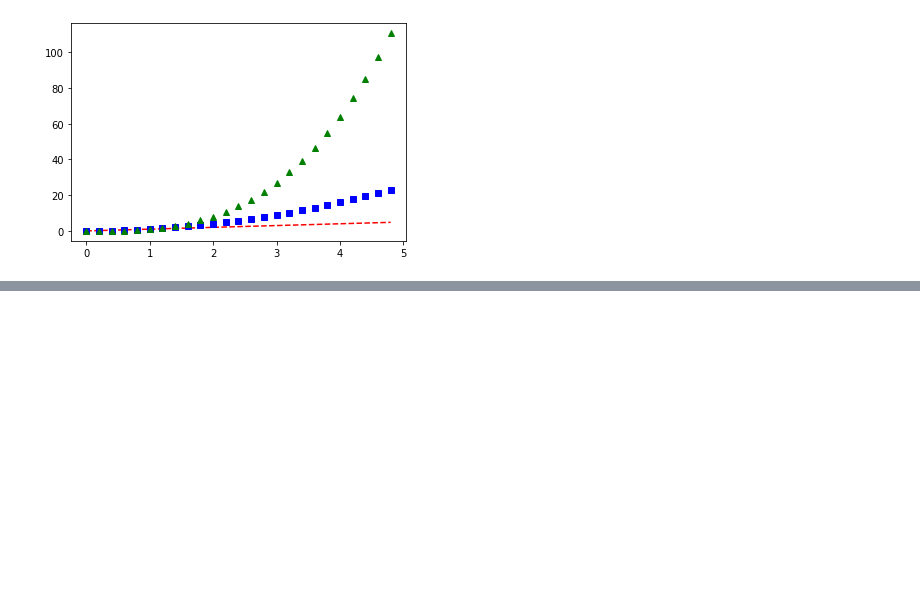
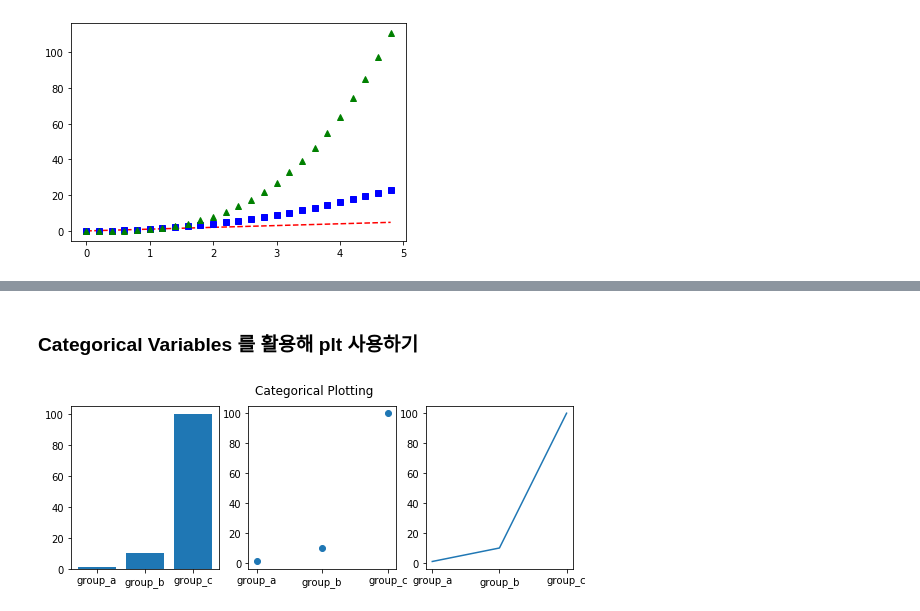
Before and after one commit to CEOJINSUNG/Bigdata, a Jupyter notebook: Matplotlib/2번 기본적인 Pyplot Tutorial.ipynb, the cells around one changed output, grey strips where cells are left out. Cells and saved outputs as stored; diff of their text form; code cells hidden in the pictures; blank space fills up the shorter version.

```diff
--- a/Matplotlib/2번 기본적인 Pyplot Tutorial.ipynb
+++ b/Matplotlib/2번 기본적인 Pyplot Tutorial.ipynb
@@ -28,0 +51,22 @@ plt.show()
+# %% [markdown]
+### Categorical Variables 를 활용해 plt 사용하기
+# %%
+names = ['group_a', 'group_b', 'group_c']
+values = [1, 10, 100]
+
+plt.figure(figsize=(9,3))
+
+'''
+subplots()와 subplot(int, int, index)의 차이점
+subplots는 그래프를 랜덤하게 설정해주는데 subplot(index)는 특정 부분에 subplot을 만들라고 선언함
+'''
+plt.subplot(131)
+plt.bar(names, values)
+plt.subplot(132)
+plt.scatter(names, values)
+plt.subplot(133)
+plt.plot(names, values)
+plt.suptitle('Categorical Plotting')
+plt.show()
+# %% [output]
+[figure, added]
```
Also changed, not shown: parts of 12 cells of this notebook.
